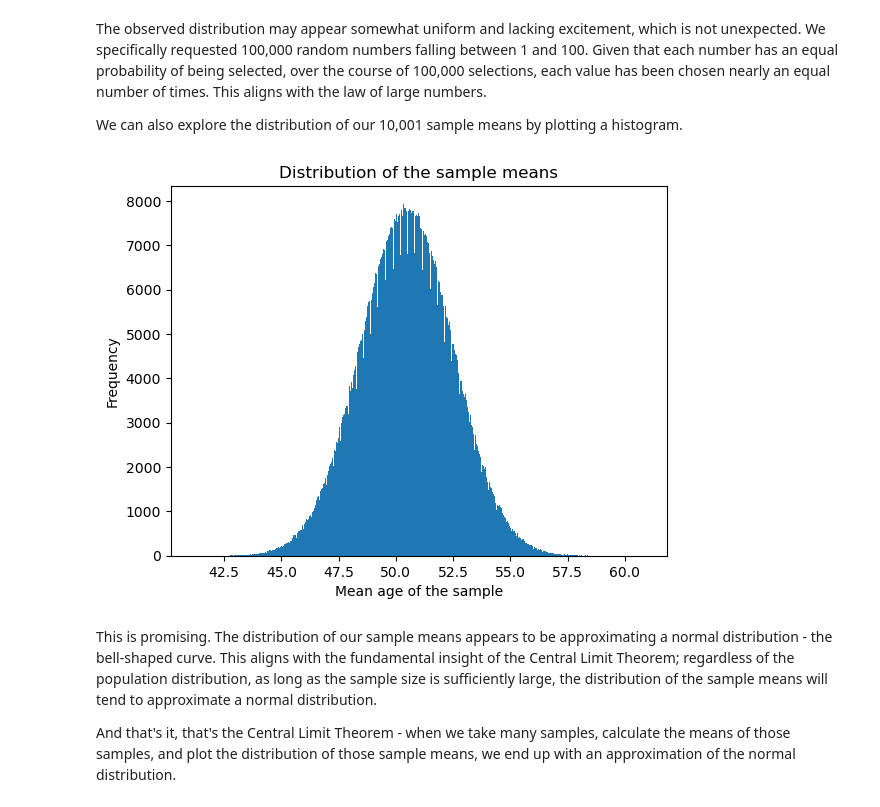
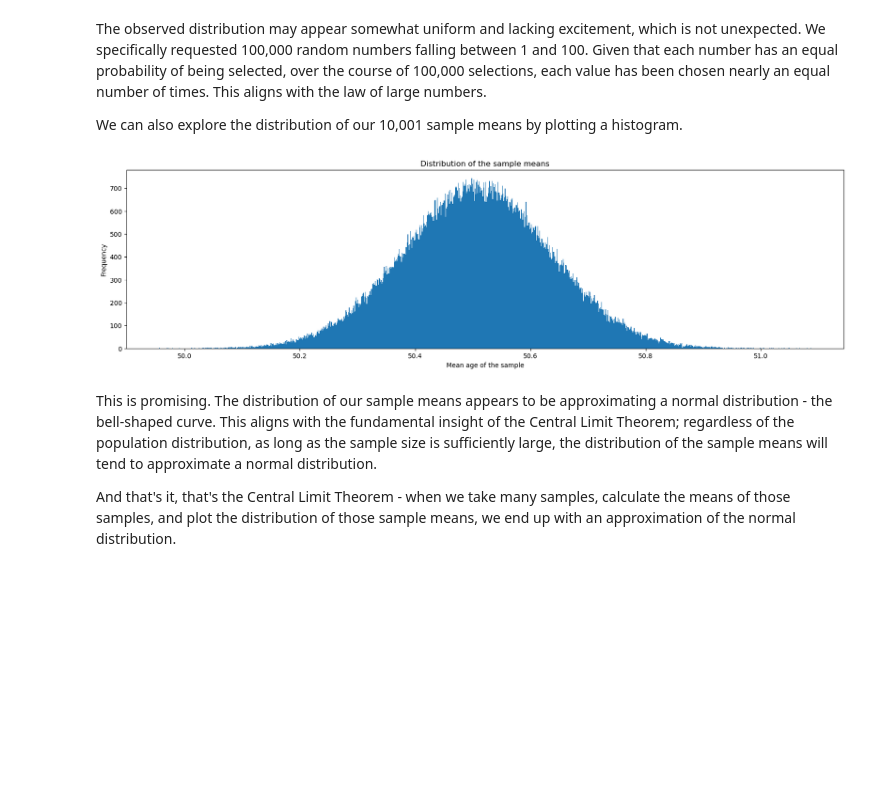
Before and after one commit to gastan81/A-B_testing, a Jupyter notebook: 2_central_limit_theorem_structure.ipynb, the cells around one changed output. Saved outputs shown, nothing was run; the diff lists cells and outputs as text; code cells hidden in the pictures; blank space fills up the shorter version.

```diff
--- a/2_central_limit_theorem_structure.ipynb
+++ b/2_central_limit_theorem_structure.ipynb
@@ -96,7 +96,7 @@ sample_means
 That was easy, right! Now our task is to replicate this process multiple times. We will repeatedly take samples, calculate their means, and store those means in our sample_means list. Utilise your understanding of for loops to add the means of 10,000 more samples to the sample_means list.
 # %%
 # Happy coding :)
-for i in range(1000000):
+for i in range(100000):
     sample = population_series.sample(n=sample_size, replace=True)
     sample_mean = sample.mean()
     sample_means.append(sample_mean)
@@ -147,17 +147,18 @@ The observed distribution may appear somewhat uniform and lacking excitement, wh
 We can also explore the distribution of our 10,001 sample means by plotting a histogram.
 # %%
 # Create the histogram using Matplotlib
-plt.hist(sample_means, bins=500)  # Added 'bins' for better granularity.
+plt.figure(figsize=(20, 5))
+plt.hist(sample_means, bins=1000)  # Added 'bins' for better granularity.
 
 # Add a title and axis labels
 plt.title("Distribution of the sample means")
 plt.xlabel("Mean age of the sample")
 plt.ylabel("Frequency")
 
 # Show the histogram
 plt.show()
 # %% [output]
-[figure, old version]
+[figure, new version]
 # %% [markdown]
 This is promising. The distribution of our sample means appears to be approximating a normal distribution - the bell-shaped curve. This aligns with the fundamental insight of the Central Limit Theorem; regardless of the population distribution, as long as the sample size is sufficiently large, the distribution of the sample means will tend to approximate a normal distribution.
 
```
Also changed, not shown: parts of 10 cells of this notebook.
